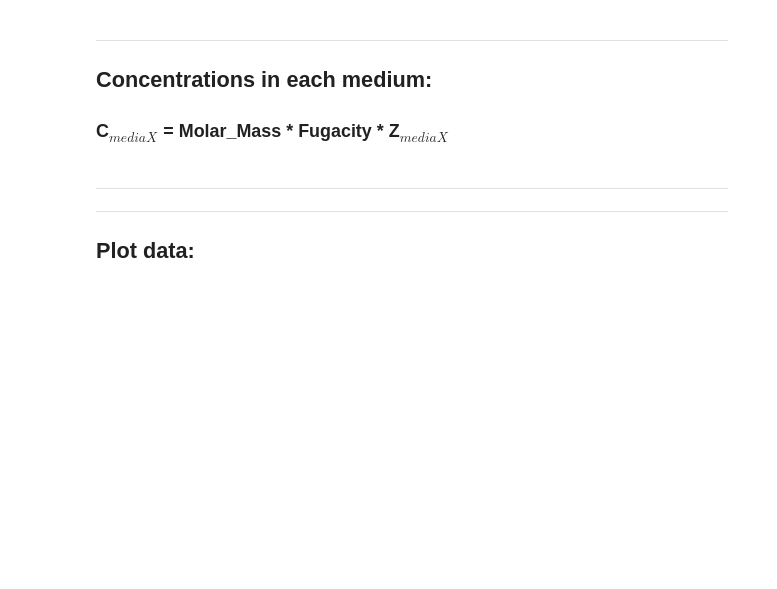
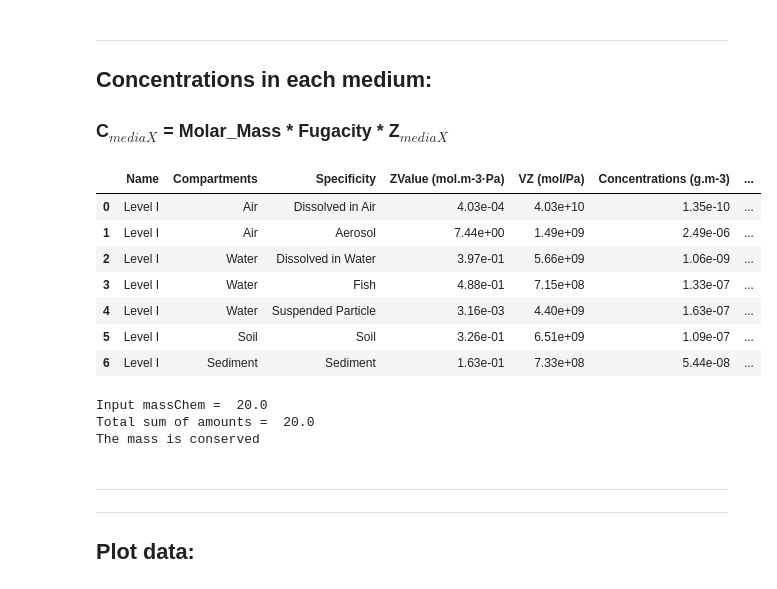
Before and after one commit to marianne-s/Multimedia-fugacity-models-Level1, a Jupyter notebook: Level1.ipynb, the cells around one changed output. Drawn from its saved outputs; the diff is of its cells as text; code cells hidden in the pictures; blank space fills up the shorter version.

```diff
--- a/Level1.ipynb
+++ b/Level1.ipynb
@@ -301,5 +305,6 @@ dataPCoef = {'Partition Coefficient':  ['K_Air-Water',
         }
 
 dfPC = pd.DataFrame(dataPCoef)
+pd.set_option('display.precision', 2)
 print('Partition coefficients calculated:')
 display(dfPC)
@@ -434,33 +453,46 @@ dataZ = {'Name':   ['Level I',
                                 CSuspendedParticles,
                                 CSoil,
                                 CSediment],
 
                 'Amounts (kg)':[AAir,
                                 AAerosol,
                                 AWater,
                                 AFish,
                                 ASuspendedParticles,
                                 ASoil,
                                 ASediment],
                 '%': [pAir,
                       pAerosol,
                       pWater,
                       pFish,
                       pSuspendedParticles,
                       pSoil,
                       pSediment]
         }
 dfZ = pd.DataFrame(dataZ)
+pd.set_option('display.precision', 2)
 display(dfZ)
 
 # Test on mass conservation
 print("Input massChem = ", massChem)
 sumAmount = dfZ['Amounts (kg)'].sum()
 print("Total sum of amounts = ", sumAmount)
 if (massChem == sumAmount):
     print("The mass is conserved")
 else:
     print("The mass is not conserved. A problem occured.")
+# %% [output]
+|  | Name | Compartments | Specificity | ZValue (mol.m-3·Pa) | VZ (mol/Pa) | Concentrations (g.m-3) | ... |
+| 0 | Level I | Air | Dissolved in Air | 4.03e-04 | 4.03e+10 | 1.35e-10 | ... |
+| 1 | Level I | Air | Aerosol | 7.44e+00 | 1.49e+09 | 2.49e-06 | ... |
+| 2 | Level I | Water | Dissolved in Water | 3.97e-01 | 5.66e+09 | 1.06e-09 | ... |
+| 3 | Level I | Water | Fish | 4.88e-01 | 7.15e+08 | 1.33e-07 | ... |
+| 4 | Level I | Water | Suspended Particle | 3.16e-03 | 4.40e+09 | 1.63e-07 | ... |
+| 5 | Level I | Soil | Soil | 3.26e-01 | 6.51e+09 | 1.09e-07 | ... |
+| 6 | Level I | Sediment | Sediment | 1.63e-01 | 7.33e+08 | 5.44e-08 | ... |
+Input massChem =  20.0
+Total sum of amounts =  20.0
+The mass is conserved
 # %% [markdown]
 ***
 ***
```
Also changed, not shown: parts of 7 cells of this notebook.
